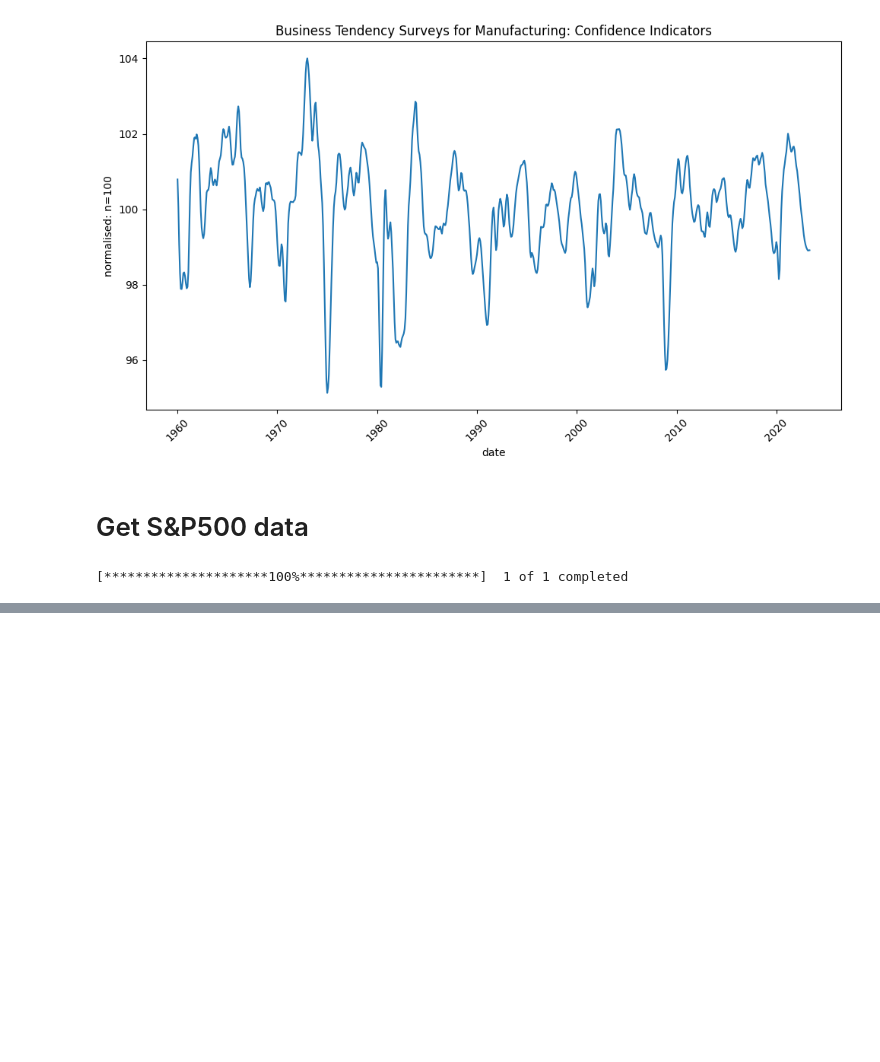
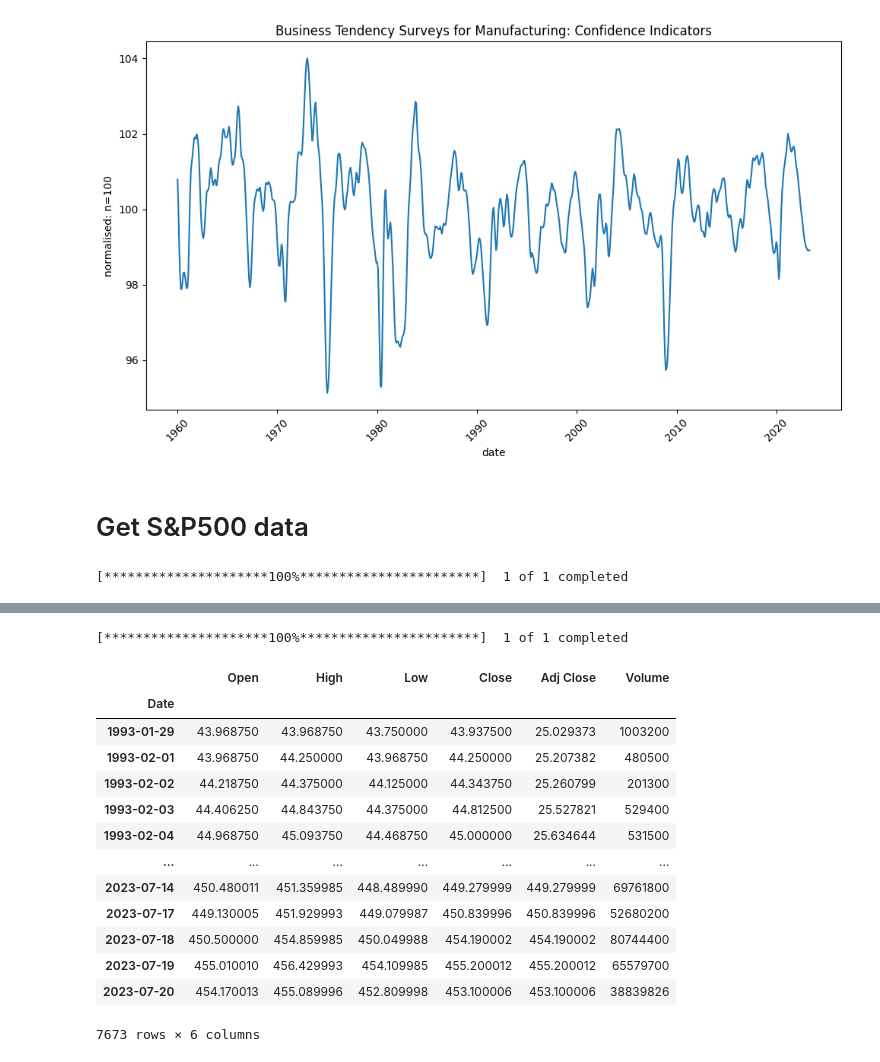
Before and after one commit to jpl12345/SPY_prediction_analysis, a Jupyter notebook: fred_yfinance_data_retrieval.ipynb, the cells around one changed output, grey strips where cells are left out. Saved outputs shown, nothing was run; the diff lists cells and outputs as text; code cells hidden in the pictures; blank space fills up the shorter version.

Commit message:
Update validation nb and data 21/7/2023

```diff
--- a/fred_yfinance_data_retrieval.ipynb
+++ b/fred_yfinance_data_retrieval.ipynb
@@ -669,0 +670,22 @@ data
+# %%
+data = pdr.get_data_yahoo("SPY", start="1990-01-01", end=today)
+data.to_csv('data/spy_etf_trust.csv')
+# %% [output]
+[*********************100%***********************]  1 of 1 completed
+# %%
+data
+# %% [output]
+|  | Open | High | Low | Close | Adj Close | Volume |
+| Date |  |  |  |  |  |  |
+| 1993-01-29 | 43.968750 | 43.968750 | 43.750000 | 43.937500 | 25.029373 | 1003200 |
+| 1993-02-01 | 43.968750 | 44.250000 | 43.968750 | 44.250000 | 25.207382 | 480500 |
+| 1993-02-02 | 44.218750 | 44.375000 | 44.125000 | 44.343750 | 25.260799 | 201300 |
+| 1993-02-03 | 44.406250 | 44.843750 | 44.375000 | 44.812500 | 25.527821 | 529400 |
+| 1993-02-04 | 44.968750 | 45.093750 | 44.468750 | 45.000000 | 25.634644 | 531500 |
+| ... | ... | ... | ... | ... | ... | ... |
+| 2023-07-14 | 450.480011 | 451.359985 | 448.489990 | 449.279999 | 449.279999 | 69761800 |
+| 2023-07-17 | 449.130005 | 451.929993 | 449.079987 | 450.839996 | 450.839996 | 52680200 |
+| 2023-07-18 | 450.500000 | 454.859985 | 450.049988 | 454.190002 | 454.190002 | 80744400 |
+| 2023-07-19 | 455.010010 | 456.429993 | 454.109985 | 455.200012 | 455.200012 | 65579700 |
+| 2023-07-20 | 454.170013 | 455.089996 | 452.809998 | 453.100006 | 453.100006 | 38839826 |
+7673 rows × 6 columns
```
Also changed, not shown: parts of 10 cells of this notebook, 13 other files.
